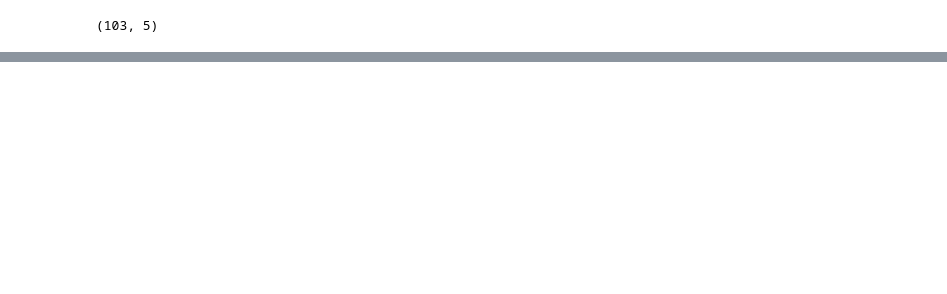
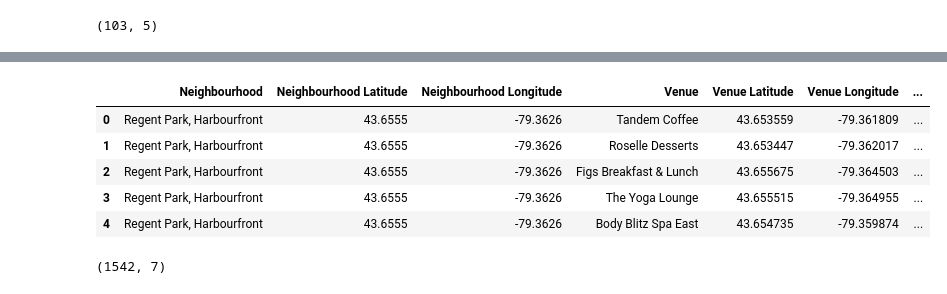
Before and after one commit to JonathanDensil/ibm-data-science-capstone-project, a Jupyter notebook: Capstone_Notebook.ipynb, the cells around one changed output, grey strips where cells are left out. Saved outputs shown, nothing was run; the diff lists cells and outputs as text; code cells hidden in the pictures; blank space fills up the shorter version.

```diff
--- a/Capstone_Notebook.ipynb
+++ b/Capstone_Notebook.ipynb
@@ -129,0 +254,11 @@ df.shape
+# %%
+filtered_columns = ['venue.name', 'venue.categories', 'venue.location.lat', 'venue.location.lng']
+nearby_venues =nearby_venues.loc[:, filtered_columns]
+# %%
+i = 0 # Initialises the index number
+for row in nearby_venues.iterrows():
+    nearby_venues.loc[i, 'venue.categories'] = nearby_venues.loc[i,'venue.categories'][0]['name']
+    i += 1 # Increases index by 1
+# %%
+nearby_venues.columns = [col.split(".")[-1] for col in nearby_venues.columns]
+nearby_venues.head()
@@ -129,0 +314,5 @@ df.shape
+# %%
+downtown_venues = getNearbyVenues(tor_df['Neighbourhood'],
+                                   latitudes=tor_df['Latitude'],
+                                   longitudes=tor_df['Longitude']
+                                  )
@@ -129,0 +337,13 @@ df.shape
+# %%
+downtown_venues.head()
+# %% [output]
+|  | Neighbourhood | Neighbourhood Latitude | Neighbourhood Longitude | Venue | Venue Latitude | Venue Longitude | ... |
+| 0 | Regent Park, Harbourfront | 43.6555 | -79.3626 | Tandem Coffee | 43.653559 | -79.361809 | ... |
+| 1 | Regent Park, Harbourfront | 43.6555 | -79.3626 | Roselle Desserts | 43.653447 | -79.362017 | ... |
+| 2 | Regent Park, Harbourfront | 43.6555 | -79.3626 | Figs Breakfast & Lunch | 43.655675 | -79.364503 | ... |
+| 3 | Regent Park, Harbourfront | 43.6555 | -79.3626 | The Yoga Lounge | 43.655515 | -79.364955 | ... |
+| 4 | Regent Park, Harbourfront | 43.6555 | -79.3626 | Body Blitz Spa East | 43.654735 | -79.359874 | ... |
+# %%
+downtown_venues.shape
+# %% [output]
+(1542, 7)
```
Also changed, not shown: parts of 58 cells of this notebook.
